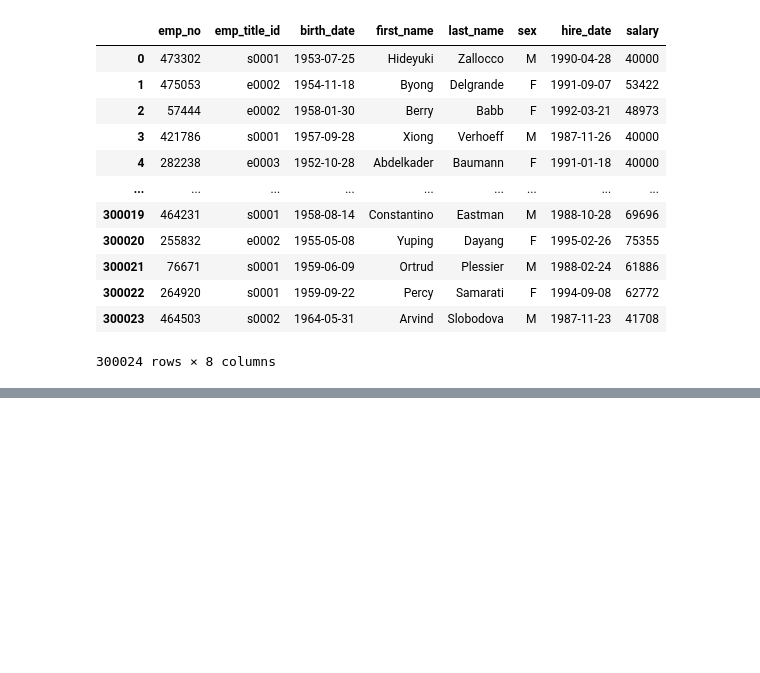
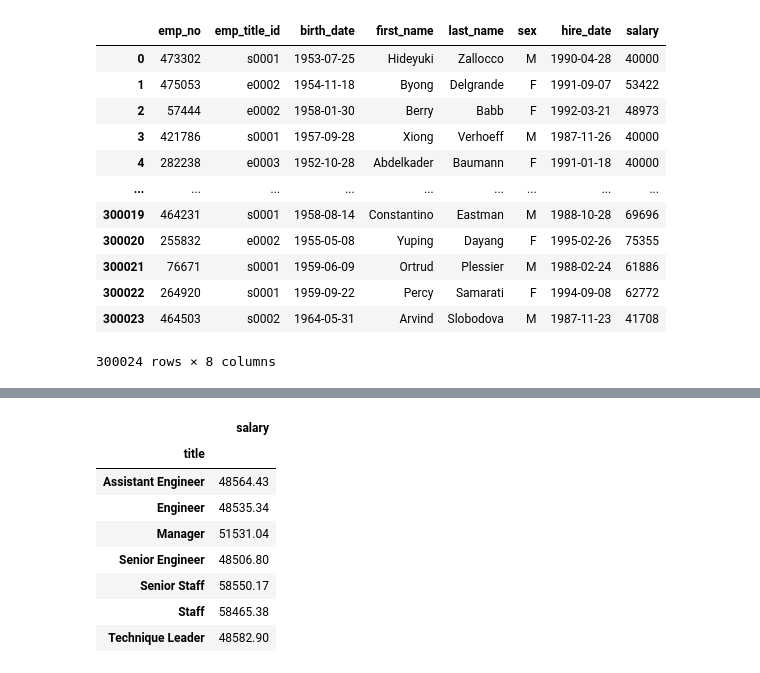
Before and after one commit to ic17rey/sql-challenge, a Jupyter notebook: sql_bonus.ipynb, the cells around one changed output, grey strips where cells are left out. Drawn from its saved outputs; the diff is of its cells as text; code cells hidden in the pictures; blank space fills up the shorter version.

```diff
--- a/sql_bonus.ipynb
+++ b/sql_bonus.ipynb
@@ -123,0 +156,4 @@ merge_final_df
+# %%
+# Group by title to analyze salaries
+title_groupby = merge_final_df.groupby(['title']).salary
+title_groupby.mean()
@@ -123,0 +170,14 @@ merge_final_df
+# %%
+# Create a dataframe for the mean salaries by title
+title_groupby_df = pd.DataFrame(title_groupby.mean())
+title_groupby_df
+# %% [output]
+|  | salary |
+| title |  |
+| Assistant Engineer | 48564.43 |
+| Engineer | 48535.34 |
+| Manager | 51531.04 |
+| Senior Engineer | 48506.80 |
+| Senior Staff | 58550.17 |
+| Staff | 58465.38 |
+| Technique Leader | 48582.90 |
```
Also changed, not shown: parts of 11 cells of this notebook.
